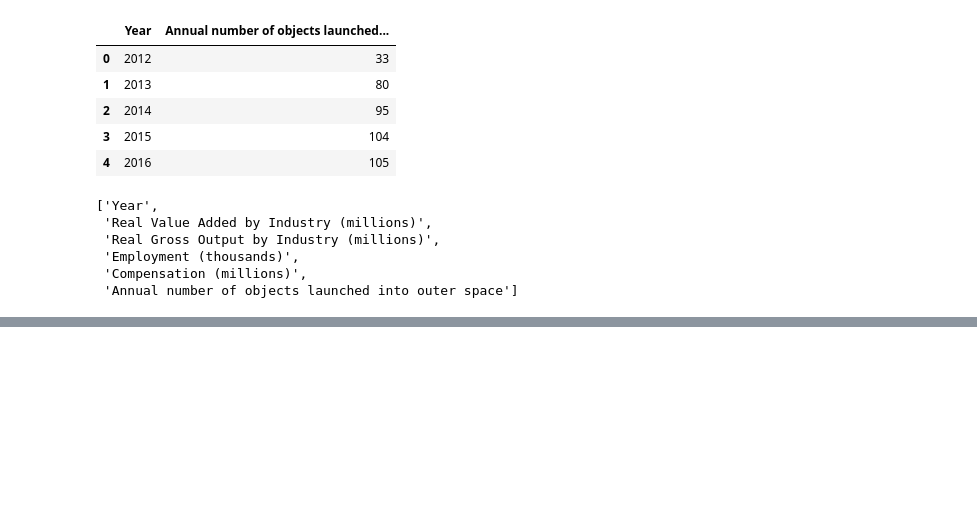
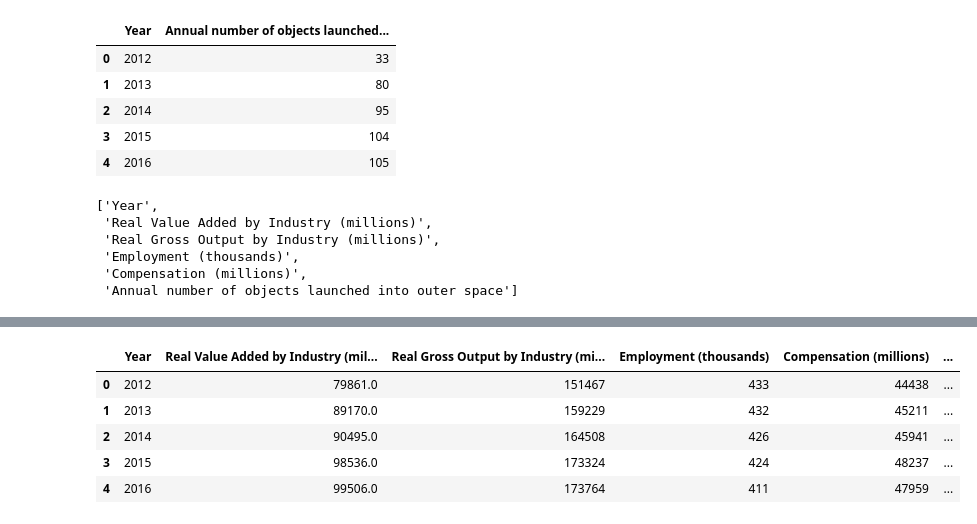
Before and after one commit to amishmish/cdc2025, a Jupyter notebook: newAmishi.ipynb, the cells around one changed output, grey strips where cells are left out. Saved outputs shown, nothing was run; the diff lists cells and outputs as text; code cells hidden in the pictures; blank space fills up the shorter version.

```diff
--- a/newAmishi.ipynb
+++ b/newAmishi.ipynb
@@ -56,0 +75,9 @@ plt.show()
+# %%
+private.head()
+# %% [output]
+|  | Year | Real Value Added by Industry (mil... | Real Gross Output by Industry (mi... | Employment (thousands) | Compensation (millions) | ... |
+| 0 | 2012 | 79861.0 | 151467 | 433 | 44438 | ... |
+| 1 | 2013 | 89170.0 | 159229 | 432 | 45211 | ... |
+| 2 | 2014 | 90495.0 | 164508 | 426 | 45941 | ... |
+| 3 | 2015 | 98536.0 | 173324 | 424 | 48237 | ... |
+| 4 | 2016 | 99506.0 | 173764 | 411 | 47959 | ... |
```
Also changed, not shown: parts of 4 cells of this notebook, 1 other file.
